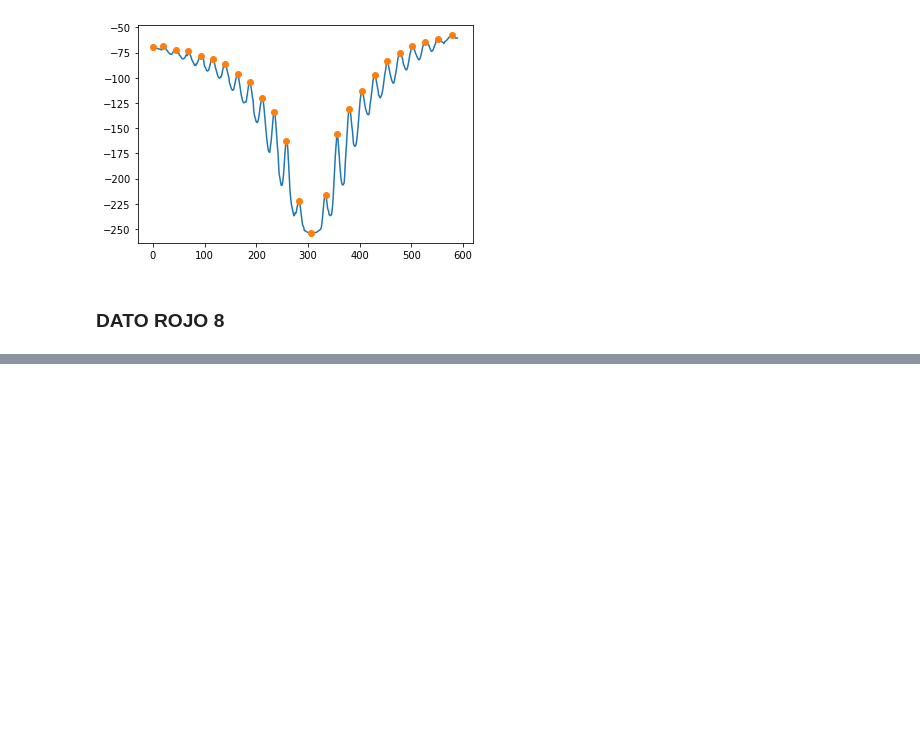
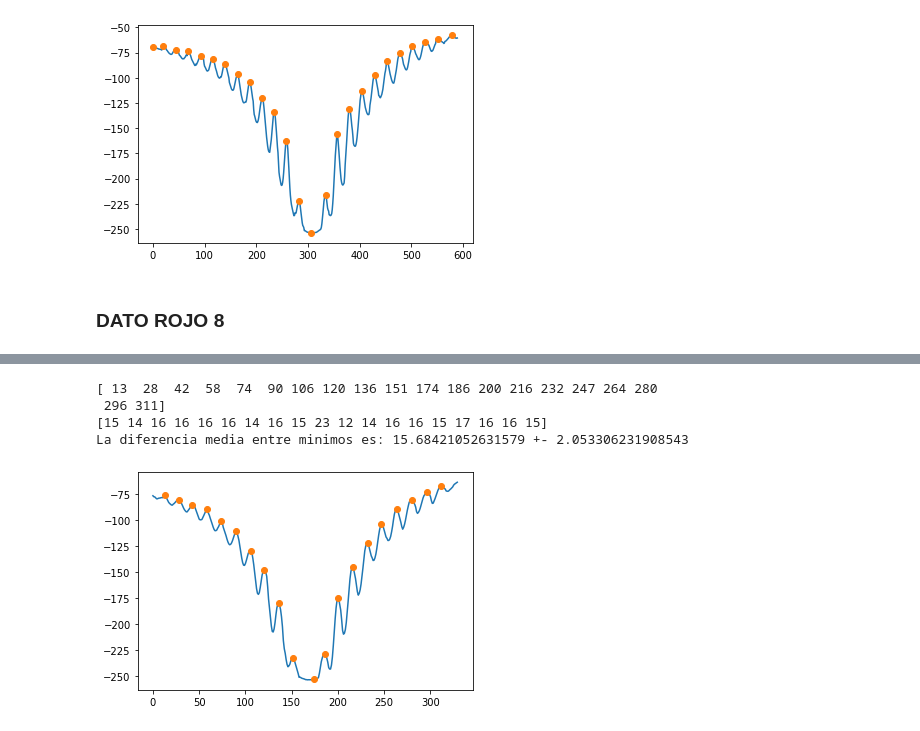
Before and after one commit to LunaKadysz/Laboratorio-4, a Jupyter notebook: Practica2/Practica2.ipynb, the cells around one changed output, grey strips where cells are left out. Saved outputs shown, nothing was run; the diff lists cells and outputs as text; code cells hidden in the pictures; blank space fills up the shorter version.

```diff
--- a/Practica2/Practica2.ipynb
+++ b/Practica2/Practica2.ipynb
@@ -534,12 +549,18 @@ y = - np.array(mediana)
 # %%
 %matplotlib inline
 from scipy.signal import find_peaks
 plt.figure()
-peaks, _ = find_peaks(y,distance= 40)
+peaks, _ = find_peaks(y,distance= 10)
 plt.plot(range(len(y)),y)
 plt.plot(peaks, y[peaks], "o")
 print(peaks)
 
 p = np.diff(peaks)
 print(p)
 print(f'La diferencia media entre minimos es: {np.mean(p)} +- {np.std(p)}')
+# %% [output]
+[ 13  28  42  58  74  90 106 120 136 151 174 186 200 216 232 247 264 280
+ 296 311]
+[15 14 16 16 16 16 14 16 15 23 12 14 16 16 15 17 16 16 15]
+La diferencia media entre minimos es: 15.68421052631579 +- 2.053306231908543
+[figure, added]
```
Also changed, not shown: parts of 9 cells of this notebook.
